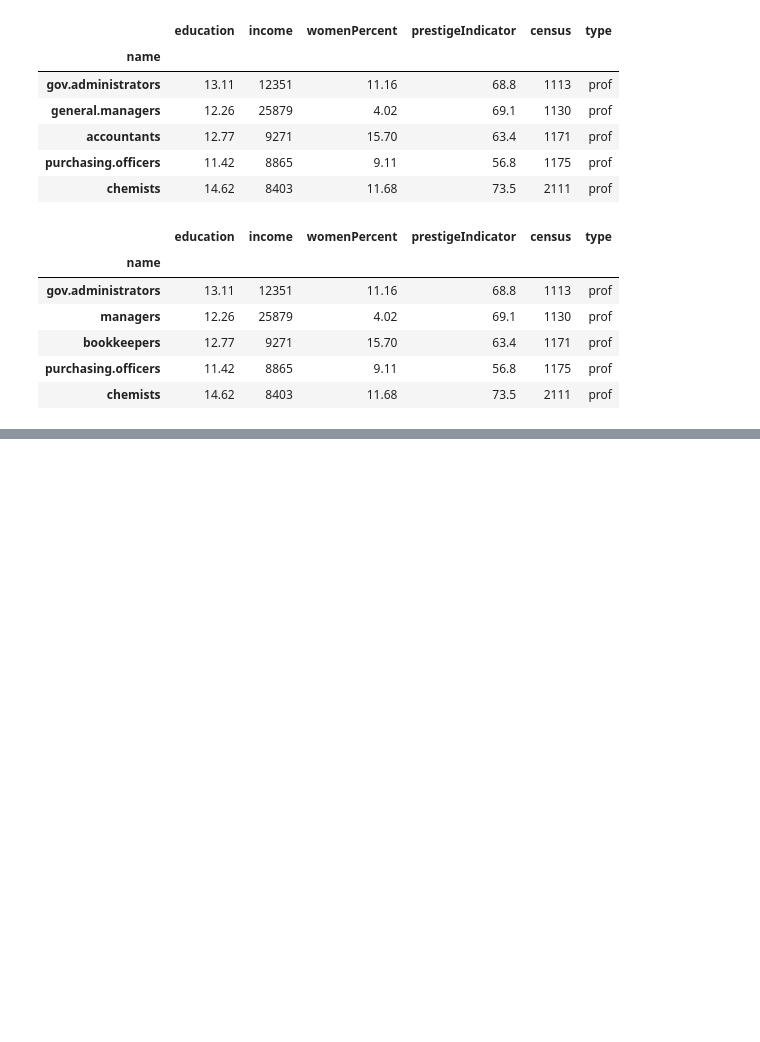
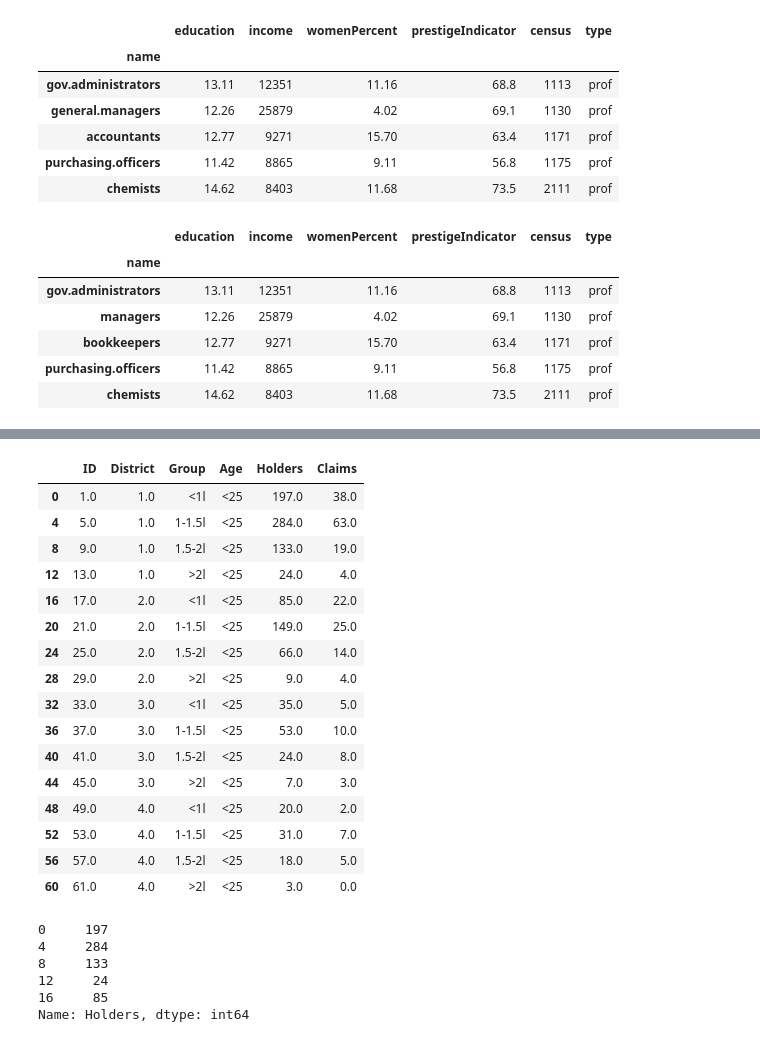
Before and after one commit to Szafranerio/Data_InDepth, a Jupyter notebook: Pandas/Pandas_Data_Modification.ipynb, the cells around one changed output, grey strips where cells are left out. Drawn from its saved outputs; the diff is of its cells as text; code cells hidden in the pictures; blank space fills up the shorter version.

```diff
--- a/Pandas/Pandas_Data_Modification.ipynb
+++ b/Pandas/Pandas_Data_Modification.ipynb
@@ -137,0 +141,3 @@ professionCopy.head()
+# %%
+data = pd.read_csv('./data/insurance.csv')
+data.head()
@@ -137,0 +151,4 @@ professionCopy.head()
+# %%
+#Direct change of data
+data.loc[2, 'Claims'] = 19
+data.head()
@@ -137,0 +162,31 @@ professionCopy.head()
+# %%
+#Direct filktering to get a specific condition
+isYounger = data['Age'] == '<25'
+data.where(isYounger).dropna()
+# %% [output]
+|  | ID | District | Group | Age | Holders | Claims |
+| 0 | 1.0 | 1.0 | <1l | <25 | 197.0 | 38.0 |
+| 4 | 5.0 | 1.0 | 1-1.5l | <25 | 284.0 | 63.0 |
+| 8 | 9.0 | 1.0 | 1.5-2l | <25 | 133.0 | 19.0 |
+| 12 | 13.0 | 1.0 | >2l | <25 | 24.0 | 4.0 |
+| 16 | 17.0 | 2.0 | <1l | <25 | 85.0 | 22.0 |
+| 20 | 21.0 | 2.0 | 1-1.5l | <25 | 149.0 | 25.0 |
+| 24 | 25.0 | 2.0 | 1.5-2l | <25 | 66.0 | 14.0 |
+| 28 | 29.0 | 2.0 | >2l | <25 | 9.0 | 4.0 |
+| 32 | 33.0 | 3.0 | <1l | <25 | 35.0 | 5.0 |
+| 36 | 37.0 | 3.0 | 1-1.5l | <25 | 53.0 | 10.0 |
+| 40 | 41.0 | 3.0 | 1.5-2l | <25 | 24.0 | 8.0 |
+| 44 | 45.0 | 3.0 | >2l | <25 | 7.0 | 3.0 |
+| 48 | 49.0 | 4.0 | <1l | <25 | 20.0 | 2.0 |
+| 52 | 53.0 | 4.0 | 1-1.5l | <25 | 31.0 | 7.0 |
+| 56 | 57.0 | 4.0 | 1.5-2l | <25 | 18.0 | 5.0 |
+| 60 | 61.0 | 4.0 | >2l | <25 | 3.0 | 0.0 |
+# %%
+data.loc[isYounger, 'Holders'].head()
+# %% [output]
+0     197
+4     284
+8     133
+12     24
+16     85
+Name: Holders, dtype: int64
```
Also changed, not shown: parts of 8 cells of this notebook.
